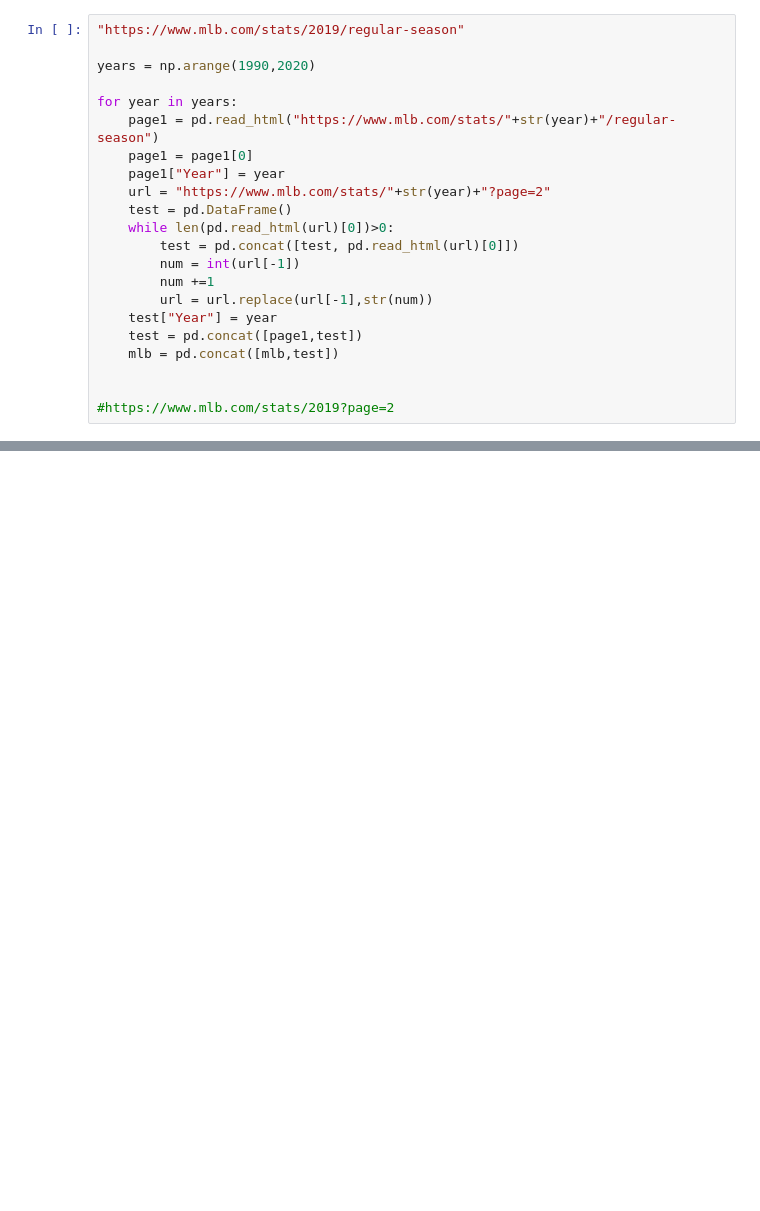
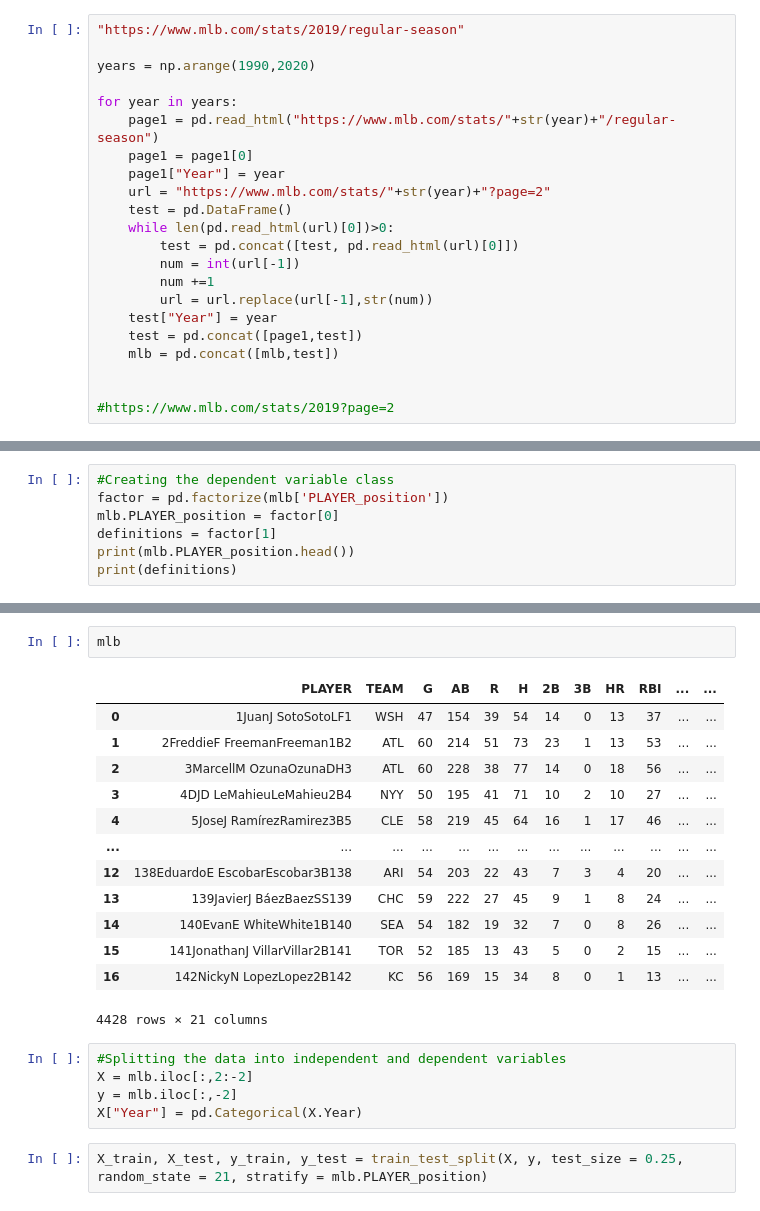
Before and after one commit to Stat426-Fall2020/Final_Project_bradyprice, a Jupyter notebook: Final_Project_Code.ipynb, the cells around one changed output, grey strips where cells are left out. Saved outputs shown, nothing was run; the diff lists cells and outputs as text; blank space fills up the shorter version.

```diff
--- a/Final_Project_Code.ipynb
+++ b/Final_Project_Code.ipynb
@@ -67,0 +173,7 @@ mlb
+# %%
+#Creating the dependent variable class
+factor = pd.factorize(mlb['PLAYER_position'])
+mlb.PLAYER_position = factor[0]
+definitions = factor[1]
+print(mlb.PLAYER_position.head())
+print(definitions)
@@ -67,0 +188,23 @@ mlb
+# %%
+mlb
+# %% [output]
+|  | PLAYER | TEAM | G | AB | R | H | 2B | 3B | HR | RBI | ... | ... |
+| 0 | 1JuanJ SotoSotoLF1‌‌‌ | WSH | 47 | 154 | 39 | 54 | 14 | 0 | 13 | 37 | ... | ... |
+| 1 | 2FreddieF FreemanFreeman1B2‌‌‌ | ATL | 60 | 214 | 51 | 73 | 23 | 1 | 13 | 53 | ... | ... |
+| 2 | 3MarcellM OzunaOzunaDH3‌‌‌ | ATL | 60 | 228 | 38 | 77 | 14 | 0 | 18 | 56 | ... | ... |
+| 3 | 4DJD LeMahieuLeMahieu2B4‌‌‌ | NYY | 50 | 195 | 41 | 71 | 10 | 2 | 10 | 27 | ... | ... |
+| 4 | 5JoseJ RamírezRamirez3B5‌‌‌ | CLE | 58 | 219 | 45 | 64 | 16 | 1 | 17 | 46 | ... | ... |
+| ... | ... | ... | ... | ... | ... | ... | ... | ... | ... | ... | ... | ... |
+| 12 | 138EduardoE EscobarEscobar3B138‌‌‌ | ARI | 54 | 203 | 22 | 43 | 7 | 3 | 4 | 20 | ... | ... |
+| 13 | 139JavierJ BáezBaezSS139‌‌‌ | CHC | 59 | 222 | 27 | 45 | 9 | 1 | 8 | 24 | ... | ... |
+| 14 | 140EvanE WhiteWhite1B140‌‌‌ | SEA | 54 | 182 | 19 | 32 | 7 | 0 | 8 | 26 | ... | ... |
+| 15 | 141JonathanJ VillarVillar2B141‌‌‌ | TOR | 52 | 185 | 13 | 43 | 5 | 0 | 2 | 15 | ... | ... |
+| 16 | 142NickyN LopezLopez2B142‌‌‌ | KC | 56 | 169 | 15 | 34 | 8 | 0 | 1 | 13 | ... | ... |
+4428 rows × 21 columns
+# %%
+#Splitting the data into independent and dependent variables
+X = mlb.iloc[:,2:-2]
+y = mlb.iloc[:,-2]
+X["Year"] = pd.Categorical(X.Year)
+# %%
+X_train, X_test, y_train, y_test = train_test_split(X, y, test_size = 0.25, random_state = 21, stratify = mlb.PLAYER_position)
```
Also changed, not shown: parts of 42 cells of this notebook.
